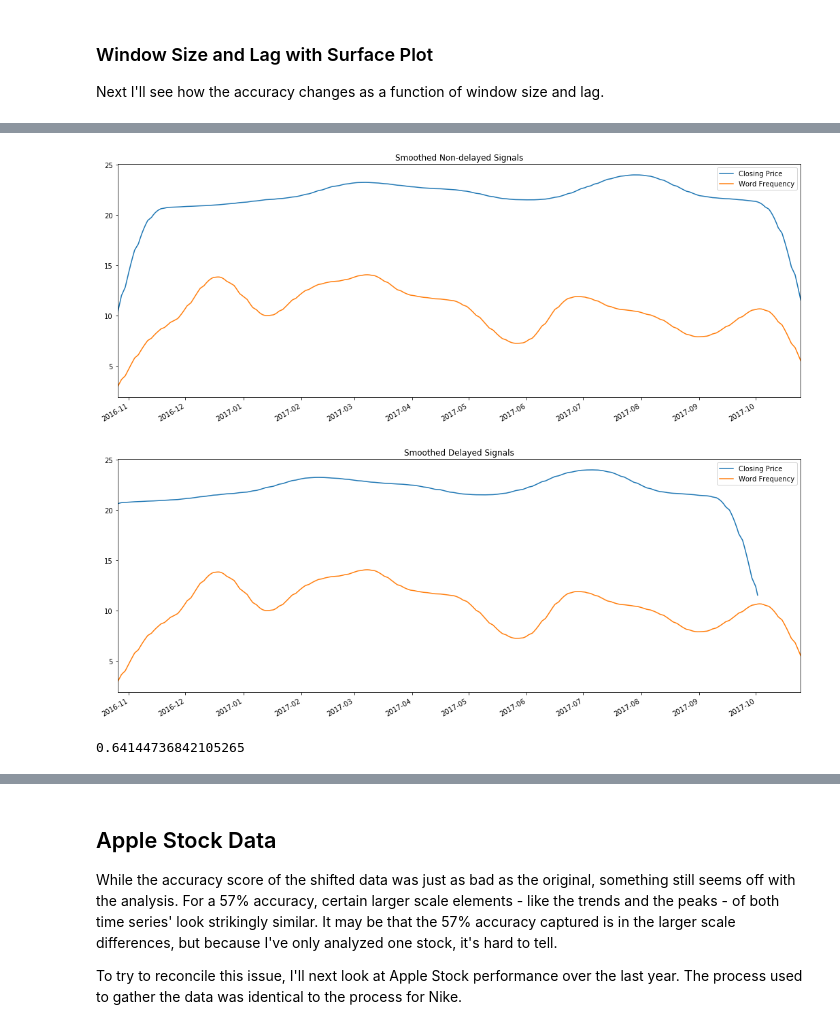
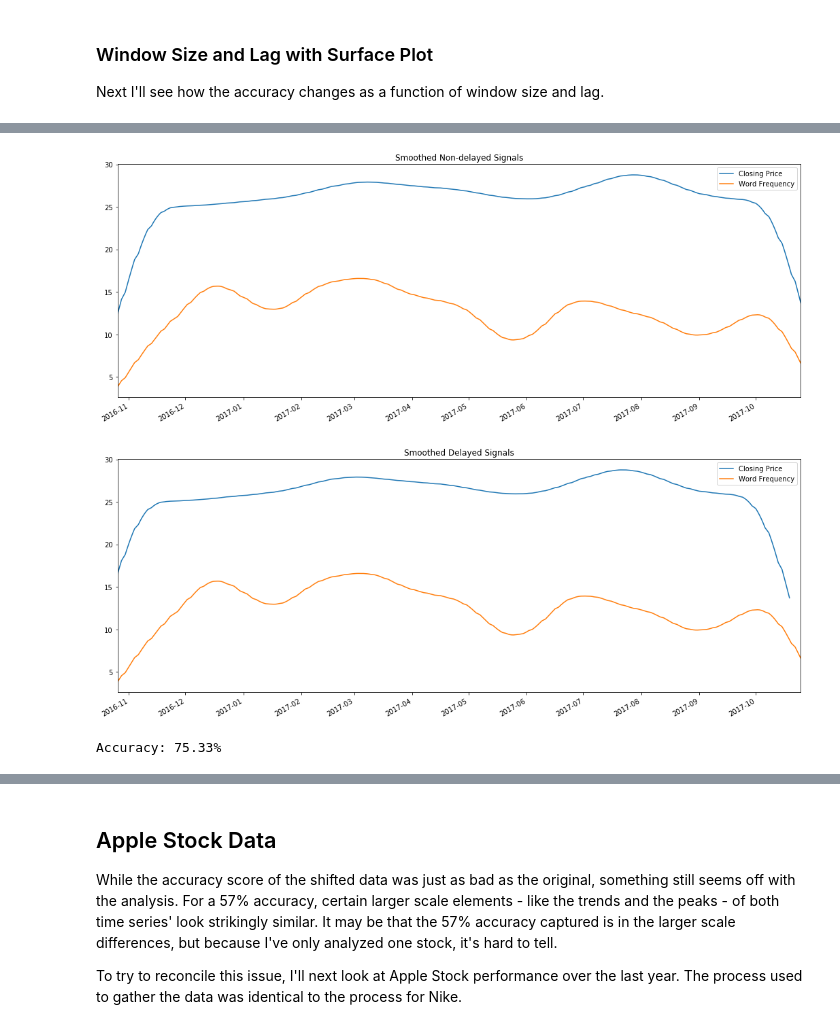
Before and after one commit to bprieto12/data-analysis, a Jupyter notebook: Use of Word Trends as a Predictor.ipynb, the cells around one changed output, grey strips where cells are left out. Saved outputs shown, nothing was run; the diff lists cells and outputs as text; code cells hidden in the pictures.

```diff
--- a/Use of Word Trends as a Predictor.ipynb
+++ b/Use of Word Trends as a Predictor.ipynb
@@ -266,14 +265,15 @@ window size of 0 to 100.  In this parameter region, the accuracy is upwards of 9
 # %%
-window = 50
-lag = -20
+window = 60
+lag = -5
 smoothed_stock, smoothed_words = norm_smoothed_data(stock_clean, word_clean, window, window)
 
 plot_series(smoothed_stock, smoothed_words, "Smoothed Non-delayed Signals")
 plot_series(smoothed_stock.shift(periods=lag), smoothed_words, "Smoothed Delayed Signals")
 # %% [output]
-[figure, old version]
+[figure, new version]
-[figure, old version]
+[figure, new version]
 # %%
-accuracy(smoothed_stock.shift(periods=lag), smoothed_words)
+score = 100 * accuracy(smoothed_stock.shift(periods=lag), smoothed_words)
+print("Accuracy: %.2f" % score + "%")
 # %% [output]
-0.64144736842105265
+Accuracy: 75.33%
```
Also changed, not shown: parts of 14 cells of this notebook.
